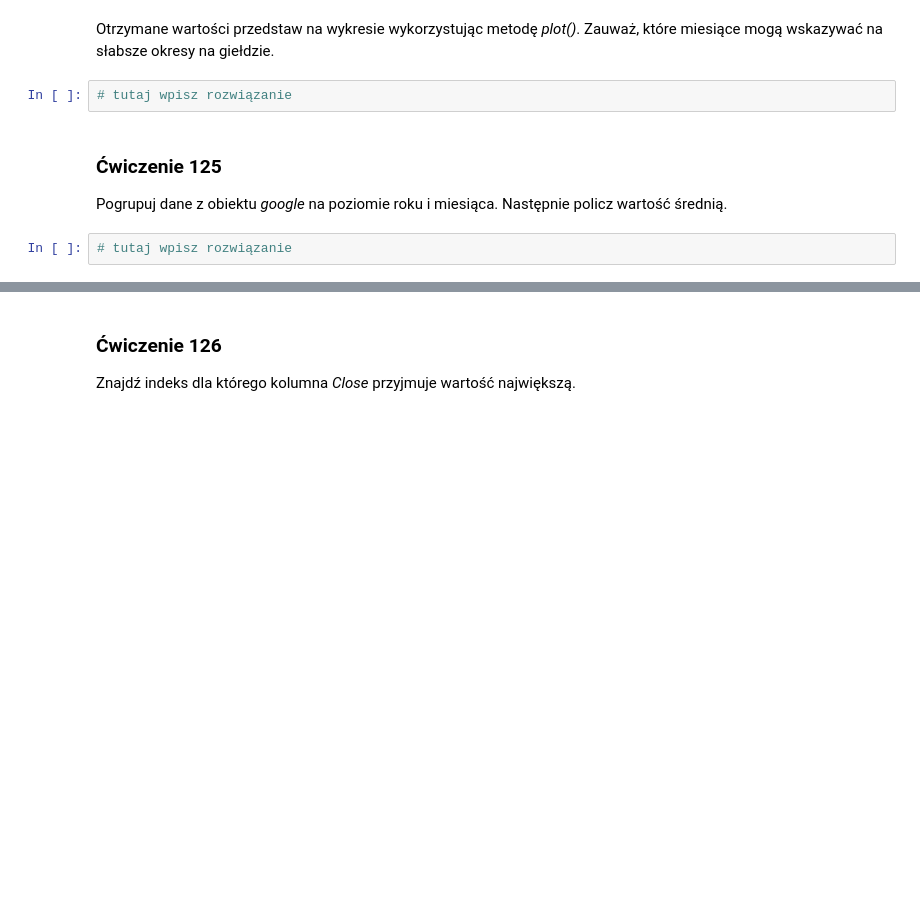
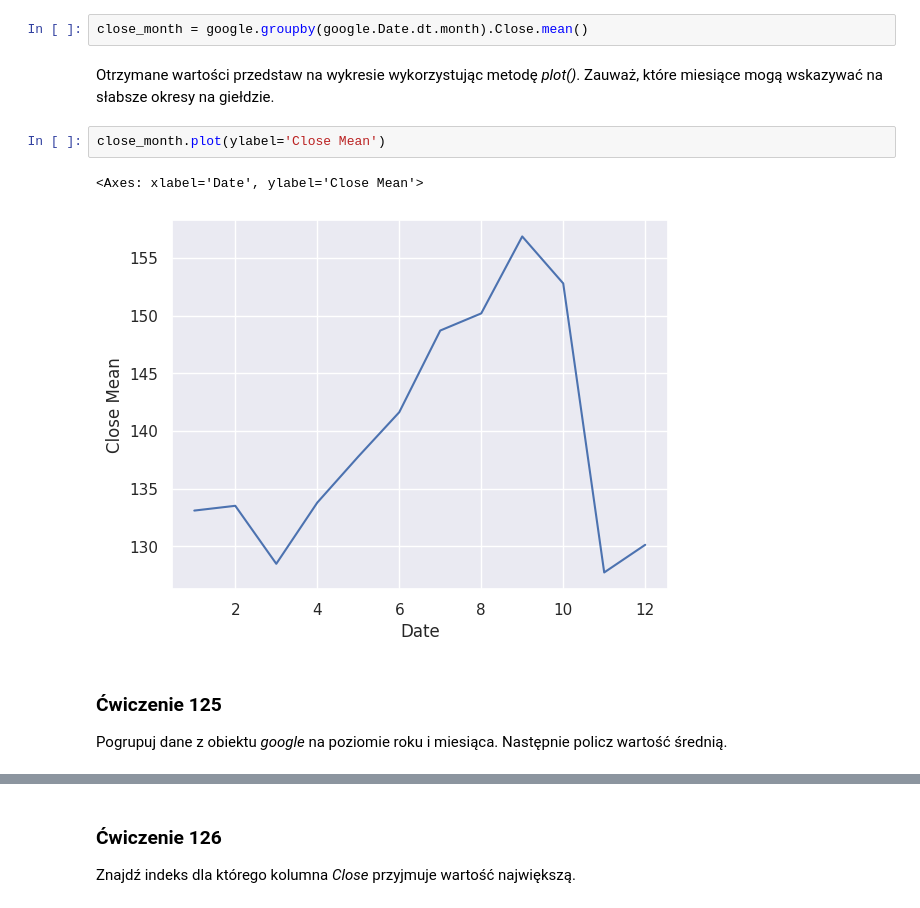
Before and after one commit to Krzesimir13/Data-Science, a Jupyter notebook: 121_130_exercises.ipynb, the cells around one changed output, grey strips where cells are left out. Drawn from its saved outputs; the diff is of its cells as text; blank space fills up the shorter version.

```diff
--- a/121_130_exercises.ipynb
+++ b/121_130_exercises.ipynb
@@ -98,10 +180,13 @@ Policz średnią cenę zamknięcia (_Close_) dla miesiąca (pogrupuj dane po mie
+# %%
+close_month = google.groupby(google.Date.dt.month).Close.mean()
 # %% [markdown]
 Otrzymane wartości przedstaw na wykresie wykorzystując metodę _plot()_.
 Zauważ, które miesiące mogą wskazywać na słabsze okresy na giełdzie.
-# %%
-# tutaj wpisz rozwiązanie
+# %%
+close_month.plot(ylabel='Close Mean')
+# %% [output]
+<Axes: xlabel='Date', ylabel='Close Mean'>
+[figure, added]
 # %% [markdown]
 ### <a name='5'></a> Ćwiczenie 125
 Pogrupuj dane z obiektu _google_ na poziomie roku i miesiąca. Następnie policz wartość średnią.
-# %%
-# tutaj wpisz rozwiązanie
```
Also changed, not shown: parts of 34 cells of this notebook.
